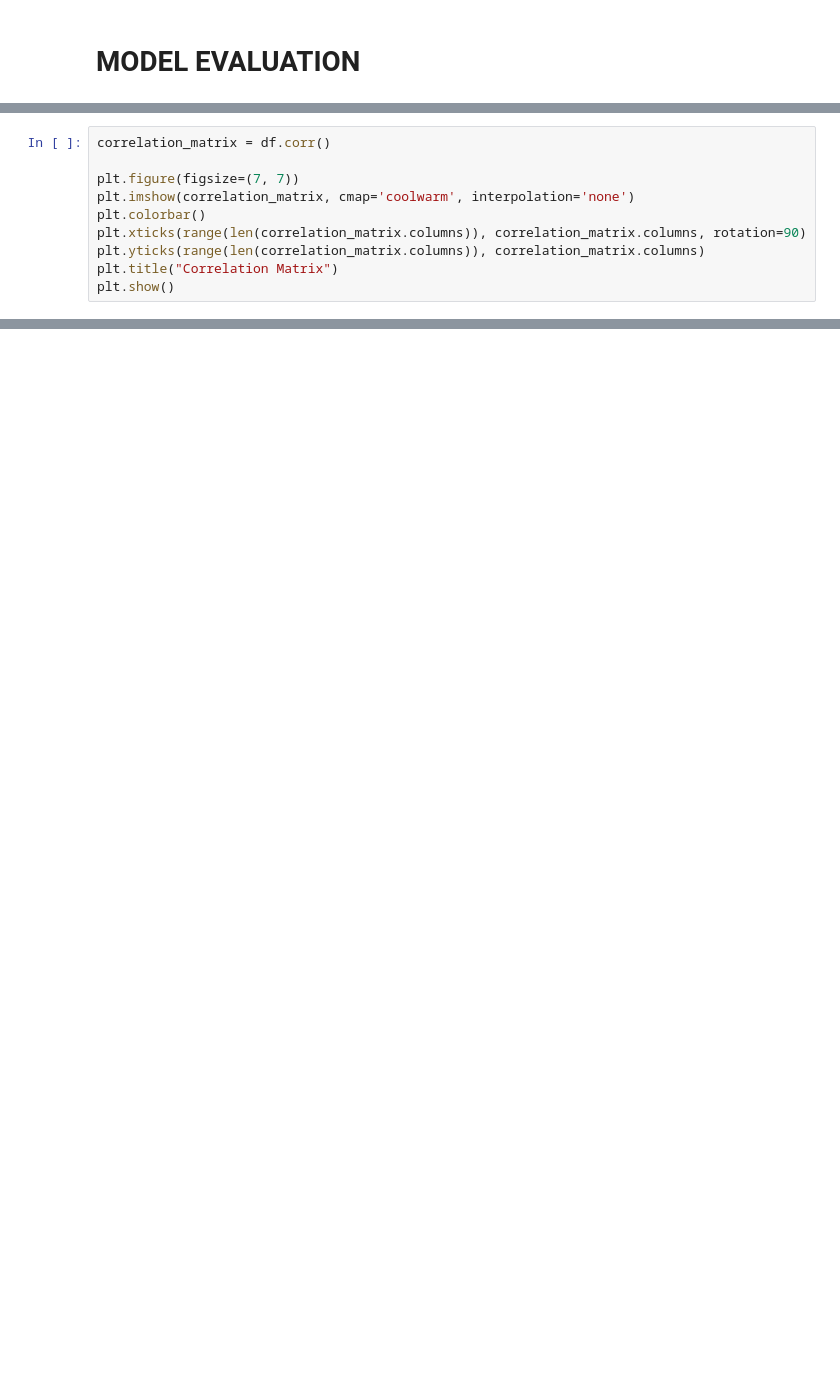
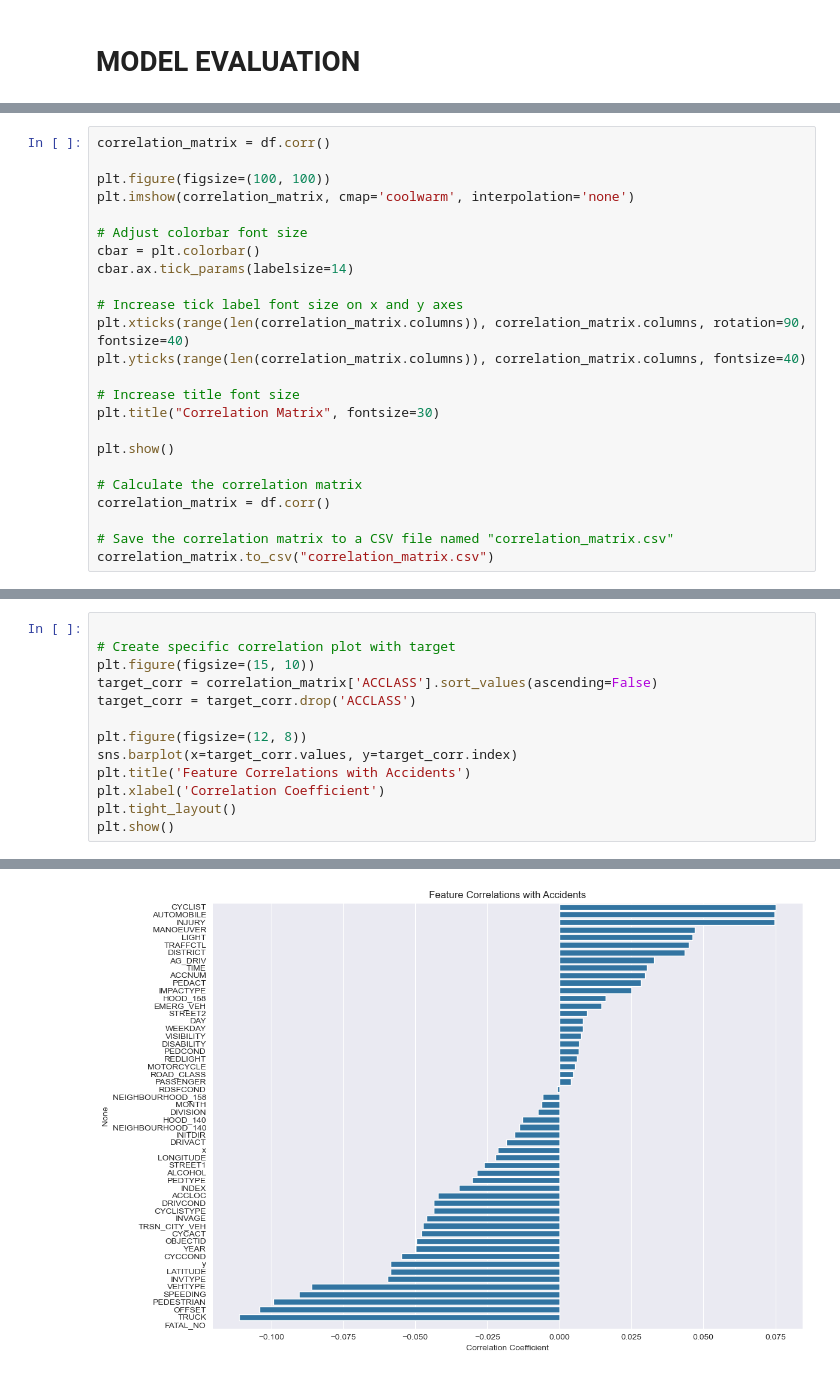
Before and after one commit to jdacenca/toronto-accident-prediction, a Jupyter notebook: Random_Forest/sample.ipynb, the cells around one changed output, grey strips where cells are left out. Drawn from its saved outputs; the diff is of its cells as text; blank space fills up the shorter version.

```diff
--- a/Random_Forest/sample.ipynb
+++ b/Random_Forest/sample.ipynb
@@ -200,11 +231,25 @@ plt.show()
 # %%
 correlation_matrix = df.corr()
 
-plt.figure(figsize=(7, 7))
+plt.figure(figsize=(100, 100))
 plt.imshow(correlation_matrix, cmap='coolwarm', interpolation='none')
-plt.colorbar()
-plt.xticks(range(len(correlation_matrix.columns)), correlation_matrix.columns, rotation=90)
-plt.yticks(range(len(correlation_matrix.columns)), correlation_matrix.columns)
-plt.title("Correlation Matrix")
+
+# Adjust colorbar font size
+cbar = plt.colorbar()
+cbar.ax.tick_params(labelsize=14)
+
+# Increase tick label font size on x and y axes
+plt.xticks(range(len(correlation_matrix.columns)), correlation_matrix.columns, rotation=90, fontsize=40)
+plt.yticks(range(len(correlation_matrix.columns)), correlation_matrix.columns, fontsize=40)
+
+# Increase title font size
+plt.title("Correlation Matrix", fontsize=30)
+
 plt.show()
+
+# Calculate the correlation matrix
+correlation_matrix = df.corr()
+
+# Save the correlation matrix to a CSV file named "correlation_matrix.csv"
+correlation_matrix.to_csv("correlation_matrix.csv")
 # %% [output]
@@ -211,0 +272,14 @@ plt.show()
+# %%
+
+# Create specific correlation plot with target
+plt.figure(figsize=(15, 10))
+target_corr = correlation_matrix['ACCLASS'].sort_values(ascending=False)
+target_corr = target_corr.drop('ACCLASS')
+
+plt.figure(figsize=(12, 8))
+sns.barplot(x=target_corr.values, y=target_corr.index)
+plt.title('Feature Correlations with Accidents')
+plt.xlabel('Correlation Coefficient')
+plt.tight_layout()
+plt.show()
+# %% [output]
@@ -211,0 +287 @@ plt.show()
+[figure, added]
```
Also changed, not shown: parts of 14 cells of this notebook, 7 other files.
